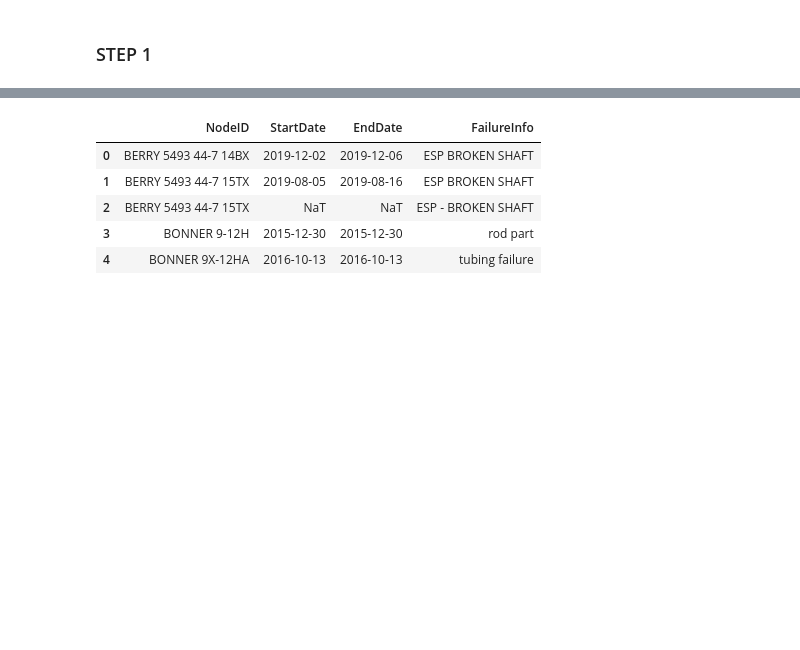
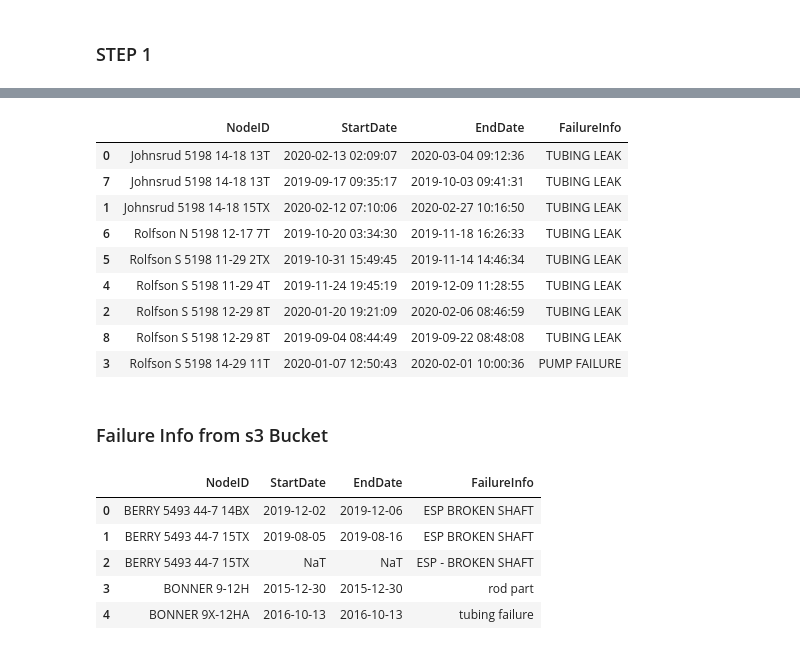
Before and after one commit to Ashitha97/ESP, a Jupyter notebook: data_analysis_notebooks/Combining Data.ipynb, the cells around one changed output, grey strips where cells are left out. Saved outputs shown, nothing was run; the diff lists cells and outputs as text; code cells hidden in the pictures; blank space fills up the shorter version.

```diff
--- a/data_analysis_notebooks/Combining Data.ipynb
+++ b/data_analysis_notebooks/Combining Data.ipynb
@@ -167 +208,16 @@ data.head(10)
+# %%
+failure_data.sort_values(by='NodeID')
+# %% [output]
+|  | NodeID | StartDate | EndDate | FailureInfo |
+| 0 | Johnsrud 5198 14-18 13T | 2020-02-13 02:09:07 | 2020-03-04 09:12:36 | TUBING LEAK |
+| 7 | Johnsrud 5198 14-18 13T | 2019-09-17 09:35:17 | 2019-10-03 09:41:31 | TUBING LEAK |
+| 1 | Johnsrud 5198 14-18 15TX | 2020-02-12 07:10:06 | 2020-02-27 10:16:50 | TUBING LEAK |
+| 6 | Rolfson N 5198 12-17 7T | 2019-10-20 03:34:30 | 2019-11-18 16:26:33 | TUBING LEAK |
+| 5 | Rolfson S 5198 11-29 2TX | 2019-10-31 15:49:45 | 2019-11-14 14:46:34 | TUBING LEAK |
+| 4 | Rolfson S 5198 11-29 4T | 2019-11-24 19:45:19 | 2019-12-09 11:28:55 | TUBING LEAK |
+| 2 | Rolfson S 5198 12-29 8T | 2020-01-20 19:21:09 | 2020-02-06 08:46:59 | TUBING LEAK |
+| 8 | Rolfson S 5198 12-29 8T | 2019-09-04 08:44:49 | 2019-09-22 08:48:08 | TUBING LEAK |
+| 3 | Rolfson S 5198 14-29 11T | 2020-01-07 12:50:43 | 2020-02-01 10:00:36 | PUMP FAILURE |
+# %% [markdown]
+### Failure Info from s3 Bucket
 # %%
```
Also changed, not shown: parts of 16 cells of this notebook.
